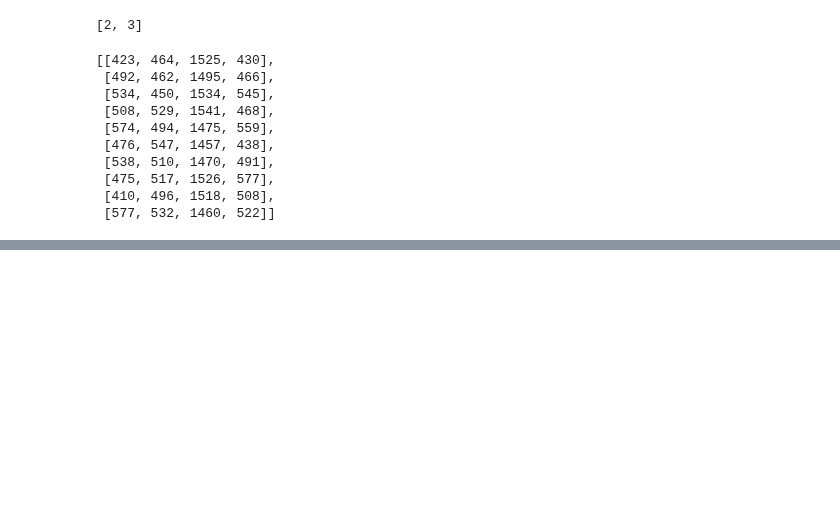
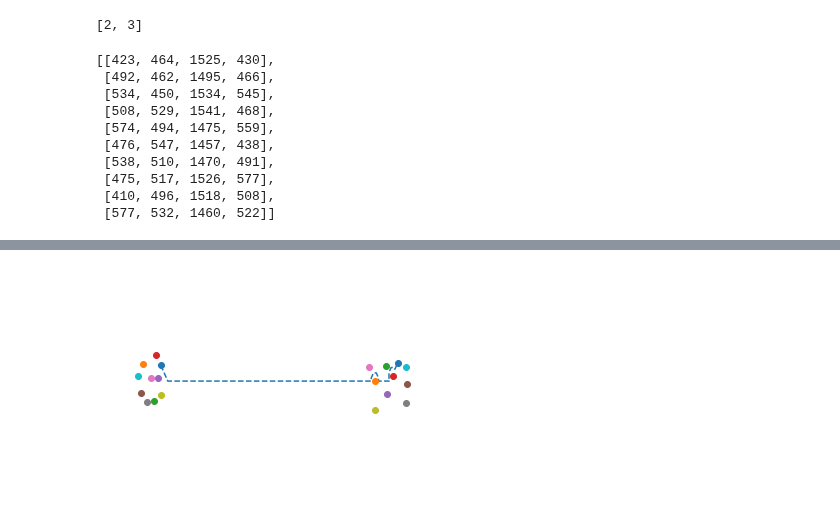
Before and after one commit to ChenYiXuan96/attention-learn-to-route, a Jupyter notebook: test.ipynb, the cells around one changed output, grey strips where cells are left out. Drawn from its saved outputs; the diff is of its cells as text; code cells hidden in the pictures; blank space fills up the shorter version.

```diff
--- a/test.ipynb
+++ b/test.ipynb
@@ -321,0 +307,13 @@ ValueError: Two lists expected as parameters; problem description and instructio
+# %%
+x = torch.tensor([[ 466.,  532., 1436.,  500.],
+        [ 514.,  463., 1484.,  528.],
+        [ 521.,  548., 1510.,  510.],
+        [ 531.,  505., 1488.,  477.],
+        [ 456.,  478., 1571.,  495.],
+        [ 499.,  505., 1411.,  525.],
+        [ 484.,  462., 1568.,  460.],
+        [ 543.,  475., 1436.,  447.],
+        [ 446.,  509., 1565.,  526.],
+        [ 541.,  529., 1531.,  533.]], dtype=torch.float).type(torch.long).tolist()
+y = [9, 8, 7, 6, 5, 4, 3, 2, 1, 0]
+copt.evaluate(list(map(tuple, x)), y)
@@ -321,0 +338,25 @@ ValueError: Two lists expected as parameters; problem description and instructio
+# %%
+def plot_solution(solution):
+    paths = solution['pathData']
+    fig, ax = plt.subplots()
+    for path in paths:
+        x, y = zip(*path)
+
+        color = next(ax._get_lines.prop_cycler)['color']
+        ax.plot(x,y,'--', color=color)
+        ax.plot([x[0], x[-1]], [y[0], y[-1]], 'o',
+                color=color)
+
+    fail = solution['failedConnections']
+    for point_pair in fail:
+        color = next(ax._get_lines.prop_cycler)['color']
+        ax.plot((point_pair[0], point_pair[2]), (point_pair[1], point_pair[3]), 'o', color=color)
+        # break
+
+    ax.set_xlim([300,1700])
+    ax.set_ylim([300,700])
+    ax.axis('off')
+# %%
+plot_solution(copt.evaluate(list(map(tuple, x)), y))
+# %% [output]
+[figure, added]
```
Also changed, not shown: parts of 4 cells of this notebook, 1 other file.
